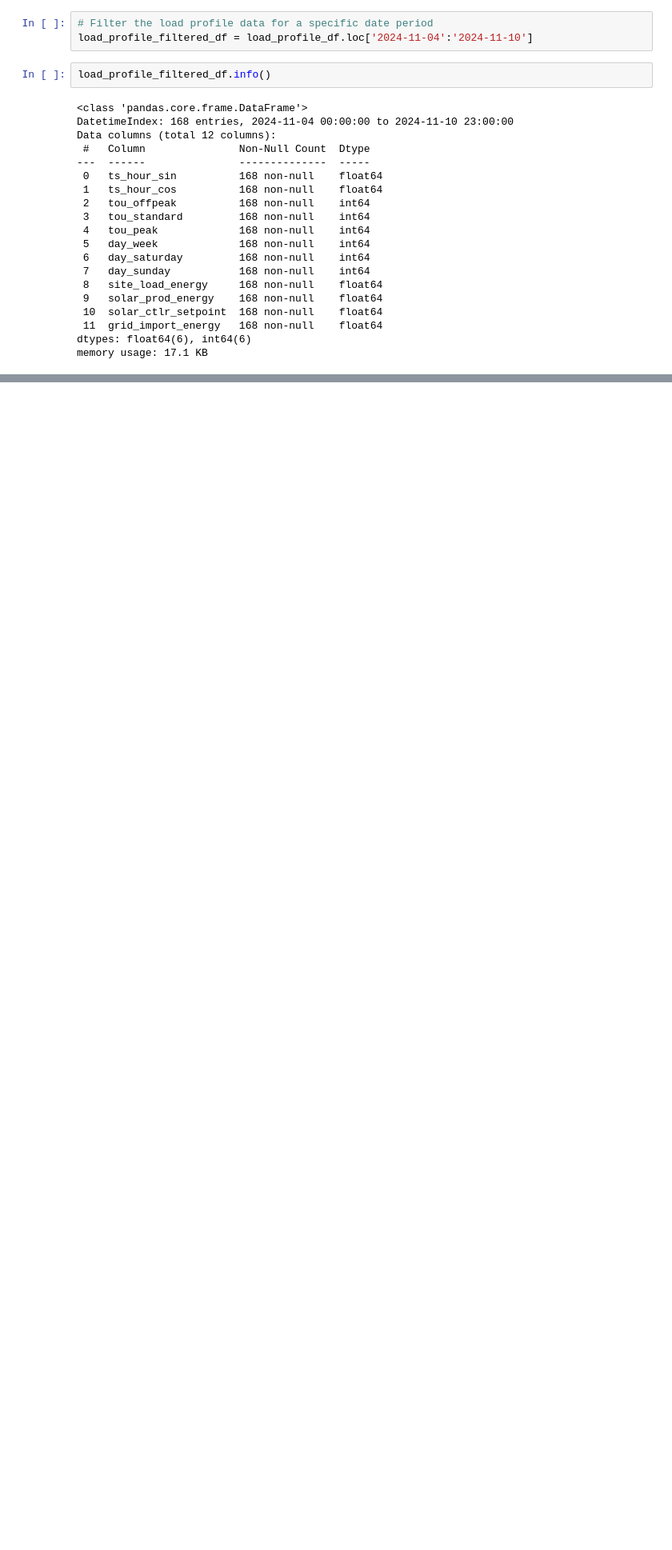
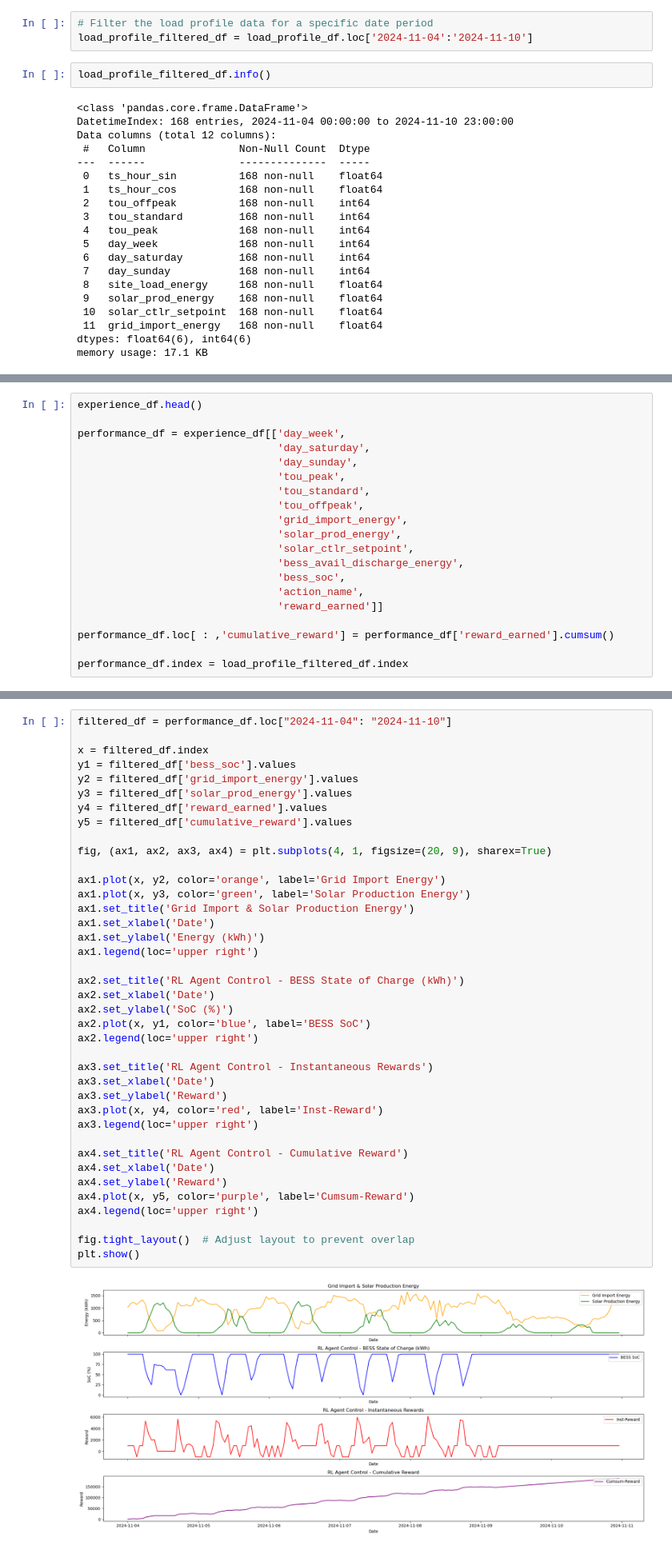
Before and after one commit to arnoc-intuvision/iu-deep-reinforcement-learning-assignment, a Jupyter notebook: BESS_Control_With_Tabular_Q-Learning_RL.ipynb, the cells around one changed output, grey strips where cells are left out. Shown: that part at 80% size. Cells and saved outputs as stored; diff of their text form; blank space fills up the shorter version.

Commit message:
Included a plot that displays the agent's learned policy.

```diff
--- a/BESS_Control_With_Tabular_Q-Learning_RL.ipynb
+++ b/BESS_Control_With_Tabular_Q-Learning_RL.ipynb
@@ -282,0 +271,20 @@ Action Value Table:
+# %%
+experience_df.head()
+
+performance_df = experience_df[['day_week',
+                                'day_saturday',
+                                'day_sunday',
+                                'tou_peak',
+                                'tou_standard',
+                                'tou_offpeak',
+                                'grid_import_energy',
+                                'solar_prod_energy',
+                                'solar_ctlr_setpoint',
+                                'bess_avail_discharge_energy',
+                                'bess_soc',
+                                'action_name',
+                                'reward_earned']]
+
+performance_df.loc[ : ,'cumulative_reward'] = performance_df['reward_earned'].cumsum()
+
+performance_df.index = load_profile_filtered_df.index
@@ -282,0 +299,41 @@ Action Value Table:
+# %%
+filtered_df = performance_df.loc["2024-11-04": "2024-11-10"]
+
+x = filtered_df.index
+y1 = filtered_df['bess_soc'].values
+y2 = filtered_df['grid_import_energy'].values
+y3 = filtered_df['solar_prod_energy'].values
+y4 = filtered_df['reward_earned'].values
+y5 = filtered_df['cumulative_reward'].values
+
+fig, (ax1, ax2, ax3, ax4) = plt.subplots(4, 1, figsize=(20, 9), sharex=True)
+
+ax1.plot(x, y2, color='orange', label='Grid Import Energy')
+ax1.plot(x, y3, color='green', label='Solar Production Energy')
+ax1.set_title('Grid Import & Solar Production Energy')
+ax1.set_xlabel('Date')
+ax1.set_ylabel('Energy (kWh)')
+ax1.legend(loc='upper right')
+
+ax2.set_title('RL Agent Control - BESS State of Charge (kWh)')
+ax2.set_xlabel('Date')
+ax2.set_ylabel('SoC (%)')
+ax2.plot(x, y1, color='blue', label='BESS SoC')
+ax2.legend(loc='upper right')
+
+ax3.set_title('RL Agent Control - Instantaneous Rewards')
+ax3.set_xlabel('Date')
+ax3.set_ylabel('Reward')
+ax3.plot(x, y4, color='red', label='Inst-Reward')
+ax3.legend(loc='upper right')
+
+ax4.set_title('RL Agent Control - Cumulative Reward')
+ax4.set_xlabel('Date')
+ax4.set_ylabel('Reward')
+ax4.plot(x, y5, color='purple', label='Cumsum-Reward')
+ax4.legend(loc='upper right')
+
+fig.tight_layout()  # Adjust layout to prevent overlap
+plt.show()
+# %% [output]
+[figure, added]
```
Also changed, not shown: parts of 10 cells of this notebook, 2 other files.
